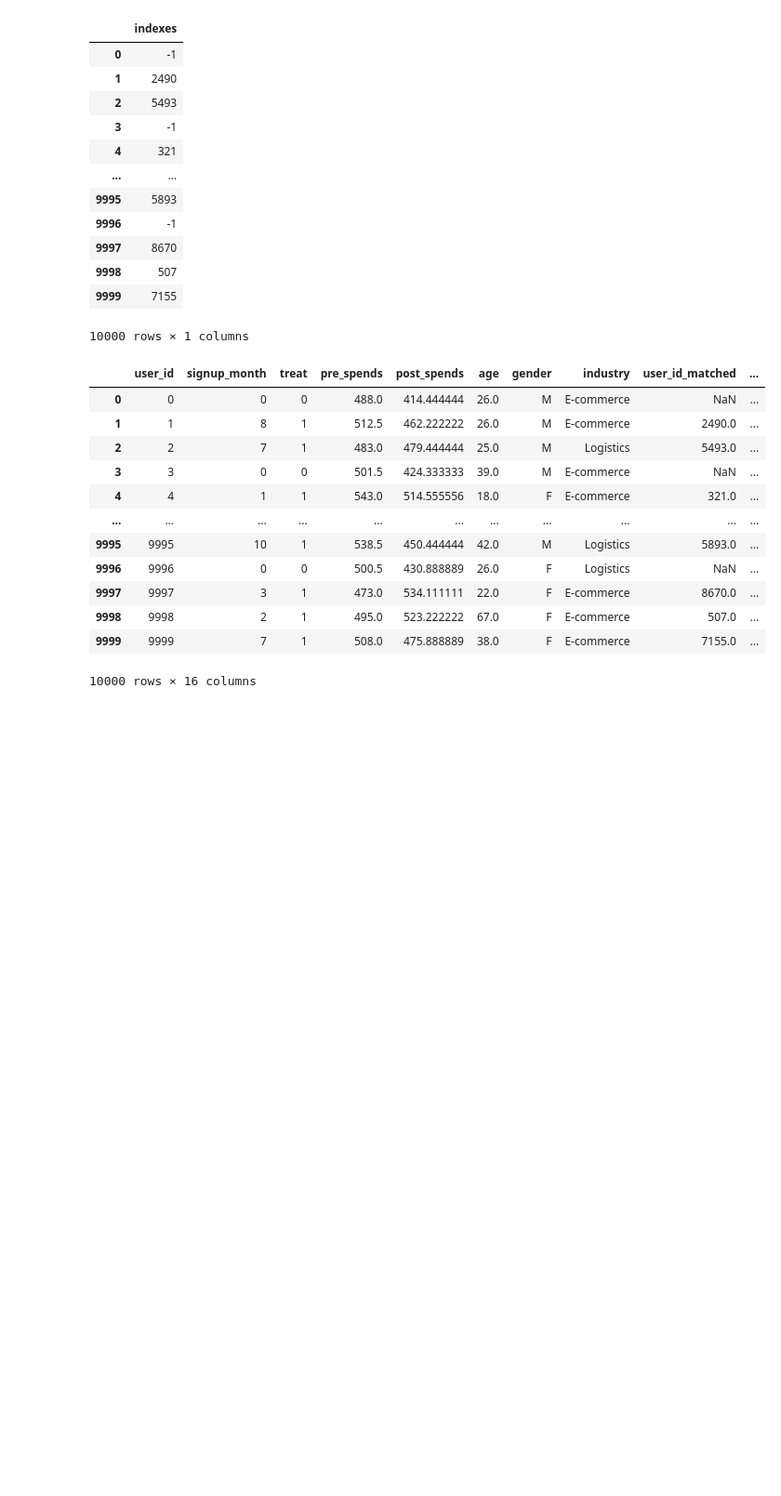
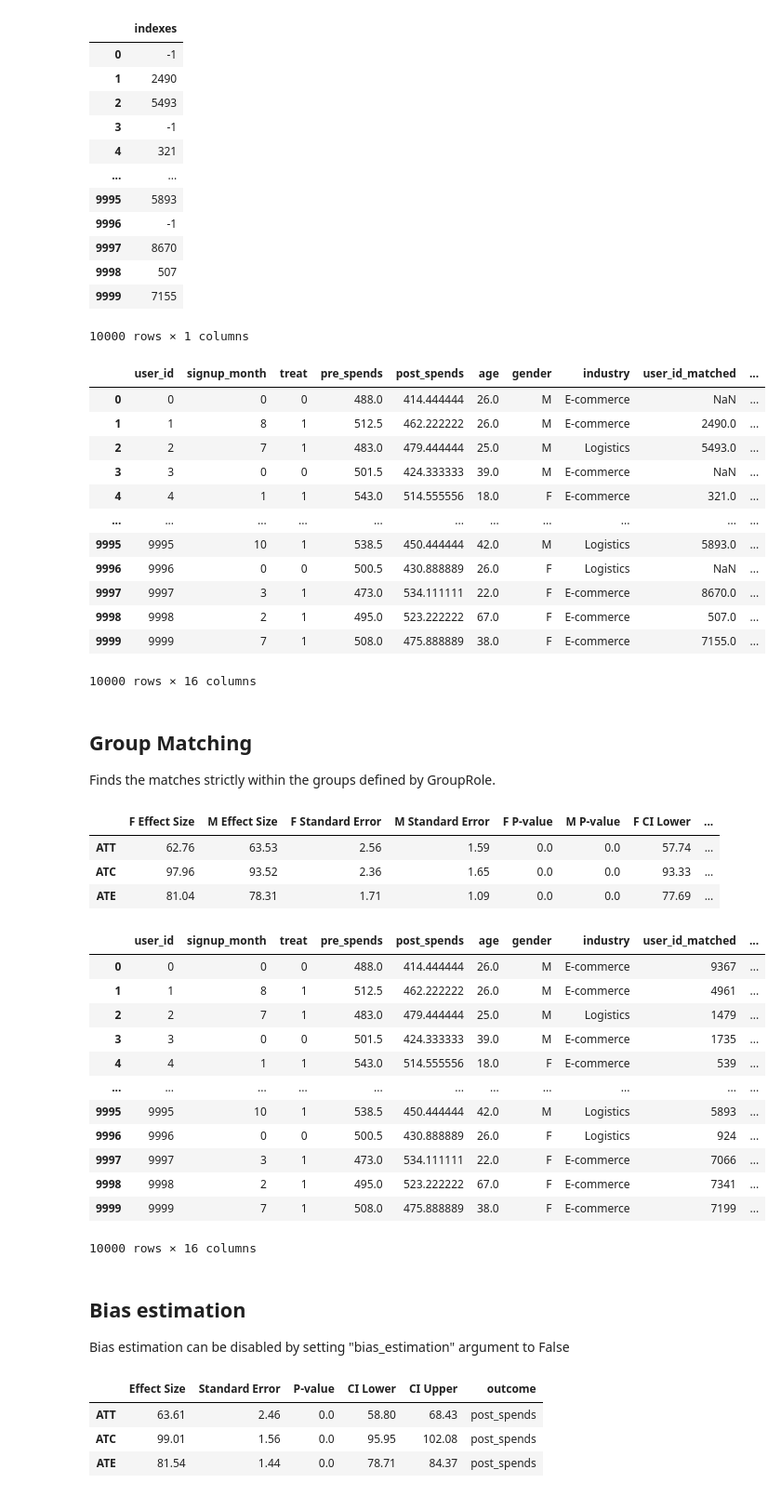
Before and after one commit to sb-ai-lab/HypEx, a Jupyter notebook: examples/tutorials/MatchingTutorial.ipynb, the cells around one changed output. Shown at 93% size. Drawn from its saved outputs; the diff is of its cells as text; code cells hidden in the pictures; blank space fills up the shorter version.

Commit message:
feature: Matching tutorial updated

```diff
--- a/examples/tutorials/MatchingTutorial.ipynb
+++ b/examples/tutorials/MatchingTutorial.ipynb
@@ -237,3 +239,50 @@ result.full_data
 | 9998 | 9998 | 2 | 1 | 495.0 | 523.222222 | 67.0 | F | E-commerce | 507.0 | ... |
 | 9999 | 9999 | 7 | 1 | 508.0 | 475.888889 | 38.0 | F | E-commerce | 7155.0 | ... |
 10000 rows × 16 columns
+# %% [markdown]
+## Group Matching
+
+Finds the matches strictly within the groups defined by GroupRole.
+# %%
+data = Dataset(
+    roles={
+        "user_id": InfoRole(int),
+        "treat": TreatmentRole(int),
+        "post_spends": TargetRole(float),
+        "gender": GroupingRole(str),
+    },
+    data="data.csv",
+    default_role=FeatureRole(),
+)
+data
+# %%
+data = data.fillna(method="bfill")
+test = Matching(group_match=True)
+result = test.execute(data)
+# %%
+result.resume
+# %% [output]
+|  | F Effect Size | M Effect Size | F Standard Error | M Standard Error | F P-value | M P-value | F CI Lower | ... |
+| ATT | 62.76 | 63.53 | 2.56 | 1.59 | 0.0 | 0.0 | 57.74 | ... |
+| ATC | 97.96 | 93.52 | 2.36 | 1.65 | 0.0 | 0.0 | 93.33 | ... |
+| ATE | 81.04 | 78.31 | 1.71 | 1.09 | 0.0 | 0.0 | 77.69 | ... |
+# %%
+result.full_data
+# %% [output]
+|  | user_id | signup_month | treat | pre_spends | post_spends | age | gender | industry | user_id_matched | ... |
+| 0 | 0 | 0 | 0 | 488.0 | 414.444444 | 26.0 | M | E-commerce | 9367 | ... |
+| 1 | 1 | 8 | 1 | 512.5 | 462.222222 | 26.0 | M | E-commerce | 4961 | ... |
+| 2 | 2 | 7 | 1 | 483.0 | 479.444444 | 25.0 | M | Logistics | 1479 | ... |
+| 3 | 3 | 0 | 0 | 501.5 | 424.333333 | 39.0 | M | E-commerce | 1735 | ... |
+| 4 | 4 | 1 | 1 | 543.0 | 514.555556 | 18.0 | F | E-commerce | 539 | ... |
+| ... | ... | ... | ... | ... | ... | ... | ... | ... | ... | ... |
+| 9995 | 9995 | 10 | 1 | 538.5 | 450.444444 | 42.0 | M | Logistics | 5893 | ... |
+| 9996 | 9996 | 0 | 0 | 500.5 | 430.888889 | 26.0 | F | Logistics | 924 | ... |
+| 9997 | 9997 | 3 | 1 | 473.0 | 534.111111 | 22.0 | F | E-commerce | 7066 | ... |
+| 9998 | 9998 | 2 | 1 | 495.0 | 523.222222 | 67.0 | F | E-commerce | 7341 | ... |
+| 9999 | 9999 | 7 | 1 | 508.0 | 475.888889 | 38.0 | F | E-commerce | 7199 | ... |
+10000 rows × 16 columns
+# %% [markdown]
+## Bias estimation
+
+Bias estimation can be disabled by setting "bias_estimation" argument to False
@@ -239,0 +292,7 @@ result.full_data
+# %%
+result.resume
+# %% [output]
+|  | Effect Size | Standard Error | P-value | CI Lower | CI Upper | outcome |
+| ATT | 63.61 | 2.46 | 0.0 | 58.80 | 68.43 | post_spends |
+| ATC | 99.01 | 1.56 | 0.0 | 95.95 | 102.08 | post_spends |
+| ATE | 81.54 | 1.44 | 0.0 | 78.71 | 84.37 | post_spends |
```
Also changed, not shown: parts of 6 cells of this notebook, 1 other file.
